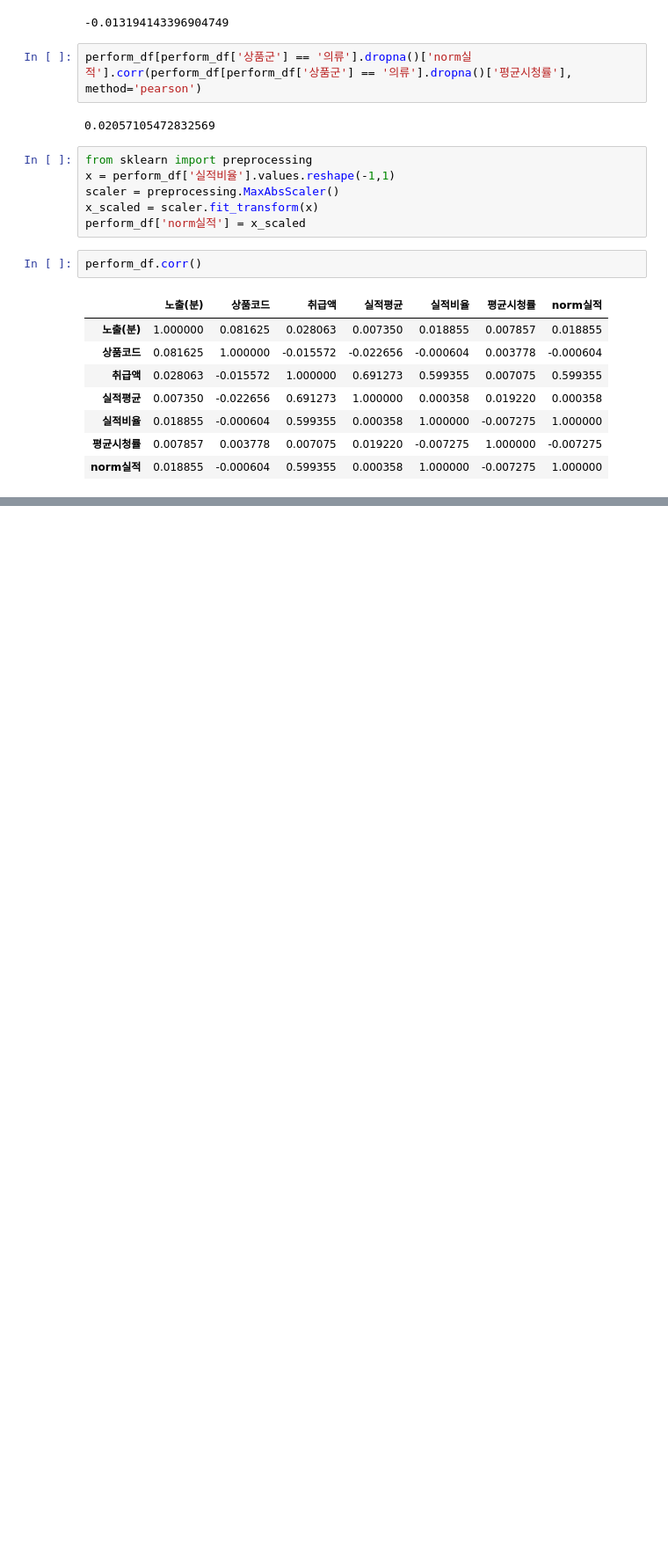
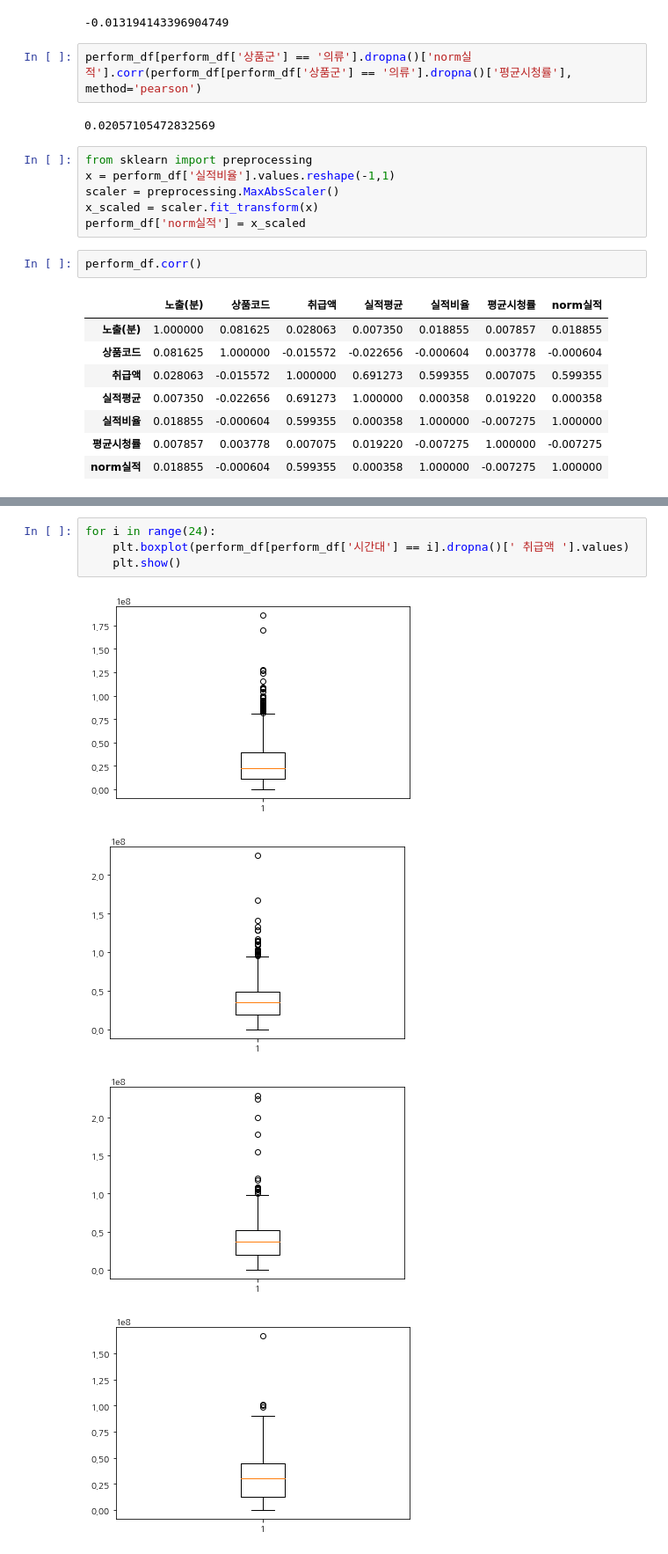
Before and after one commit to devsosin/big_contest, a Jupyter notebook: prepro.ipynb, the cells around one changed output, grey strips where cells are left out. Shown at 88% size. Saved outputs shown, nothing was run; the diff lists cells and outputs as text; blank space fills up the shorter version.

```diff
--- a/prepro.ipynb
+++ b/prepro.ipynb
@@ -152,0 +325,9 @@ perform_df.corr()
+# %%
+for i in range(24):
+    plt.boxplot(perform_df[perform_df['시간대'] == i].dropna()[' 취급액 '].values)
+    plt.show()
+# %% [output]
+[figure, added]
+[figure, added]
+[figure, added]
+[figure, added]
```
Also changed, not shown: parts of 39 cells of this notebook, 1 other file.
